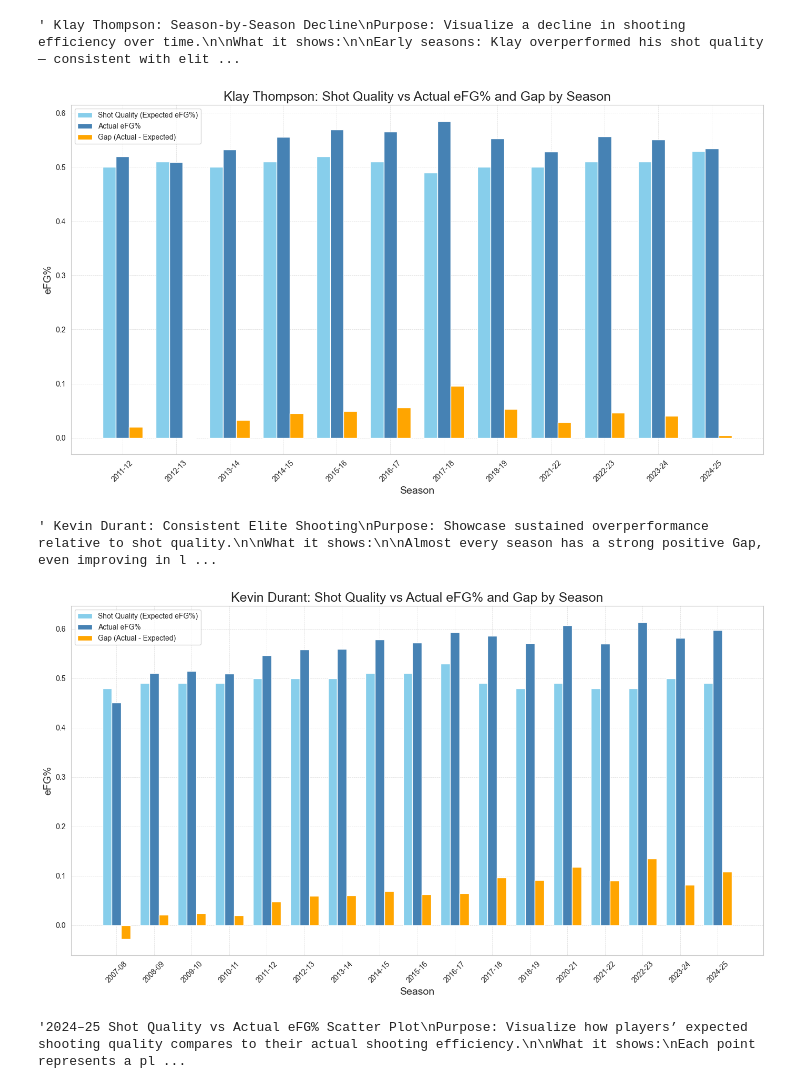
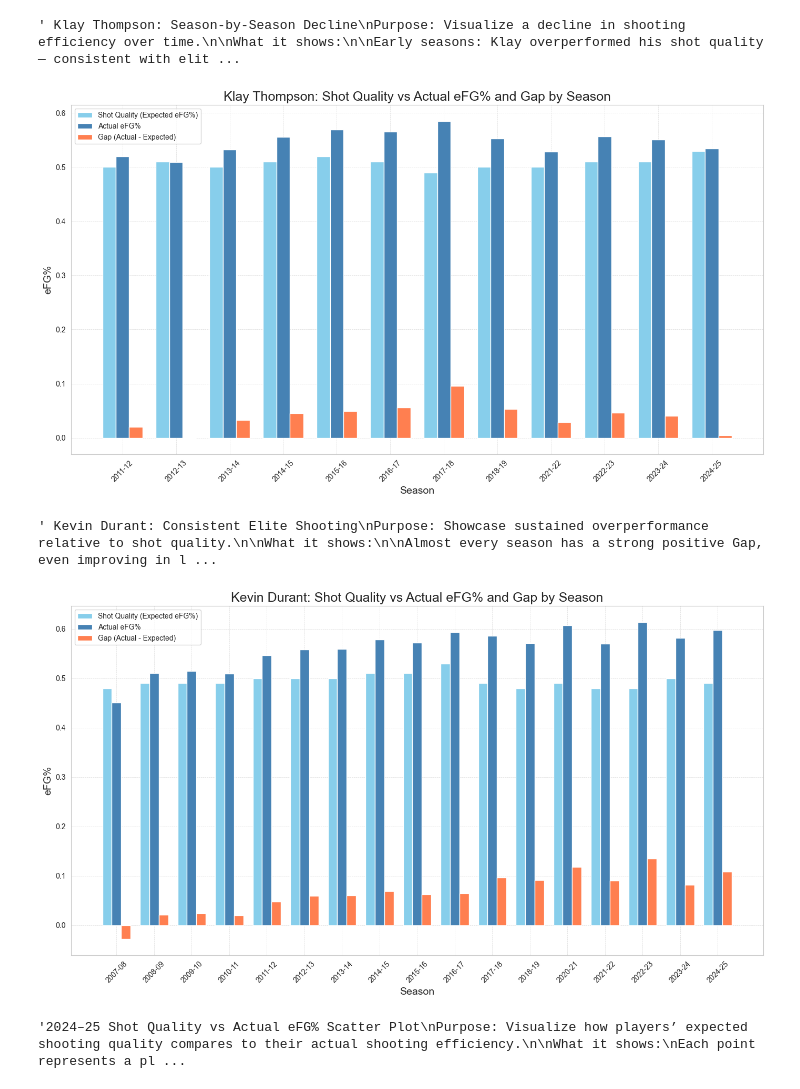
Before and after one commit to KeanuVentura/BeyondOpenLooks, a Jupyter notebook: beyond_open_looks_notebook.ipynb, the cells around one changed output. Drawn from its saved outputs; the diff is of its cells as text; code cells hidden in the pictures.

```diff
--- a/beyond_open_looks_notebook.ipynb
+++ b/beyond_open_looks_notebook.ipynb
@@ -42,6 +42,8 @@ cleaned['Gap'] = cleaned['eFG%'] - cleaned['Shot_Quality']
 cleaned['UAST_Total_Pts'] = cleaned['UAST2'] + cleaned['UAST3']
 cleaned['%UAST_Pts'] = cleaned['UAST_Total_Pts'] / cleaned['Points']
 
+cleaned['Usage'] = cleaned['Usage'] / 100
+
 duplicates_mask = cleaned.duplicated(subset=['Player', 'Season'], keep=False)
 
 duplicates = cleaned[duplicates_mask]
@@ -140,7 +142,7 @@ x = np.arange(len(klay_data))
 # Plotting bars
 plt.bar(x - bar_width, klay_data['Shot_Quality'], width=bar_width, color='skyblue', edgecolor='white', label='Shot Quality (Expected eFG%)')
 plt.bar(x, klay_data['eFG%'], width=bar_width, color='steelblue', edgecolor='white', label='Actual eFG%')
-plt.bar(x + bar_width, klay_data['Gap'], width=bar_width, color='orange', edgecolor='white', label='Gap (Actual - Expected)')
+plt.bar(x + bar_width, klay_data['Gap'], width=bar_width, color='coral', edgecolor='white', label='Gap (Actual - Expected)')
 
 # Set X ticks as the season
 plt.xticks(x, klay_data['Season'], rotation=45, fontsize=10)
@@ -154,7 +156,7 @@ plt.grid(True, linestyle='--', linewidth=0.5, alpha=0.7)
 plt.tight_layout()
 plt.show()
 # %% [output]
-[figure, old version]
+[figure, new version]
 # %%
 """ Kevin Durant: Consistent Elite Shooting
 Purpose: Showcase sustained overperformance relative to shot quality.
@@ -171,30 +173,30 @@ Supports: Your claim that Durant is clearly elite, both in expected and actual o
 # %%
 kd_data = cleaned[cleaned['Player'] == 'Kevin Durant'].sort_values('Season')
 
 plt.figure(figsize=(14, 8))
 sns.set_style("whitegrid")
 
 bar_width = 0.25
 x = np.arange(len(kd_data))
 
 # Plotting bars
 plt.bar(x - bar_width, kd_data['Shot_Quality'], width=bar_width, color='skyblue', edgecolor='white', label='Shot Quality (Expected eFG%)')
 plt.bar(x, kd_data['eFG%'], width=bar_width, color='steelblue', edgecolor='white', label='Actual eFG%')
-plt.bar(x + bar_width, kd_data['Gap'], width=bar_width, color='orange', edgecolor='white', label='Gap (Actual - Expected)')
+plt.bar(x + bar_width, kd_data['Gap'], width=bar_width, color='coral', edgecolor='white', label='Gap (Actual - Expected)')
 
 # Set X ticks as the season
 plt.xticks(x, kd_data['Season'], rotation=45, fontsize=10)
 
 # Titles and axes
 plt.title('Kevin Durant: Shot Quality vs Actual eFG% and Gap by Season', fontsize=18)
 plt.xlabel('Season', fontsize=14)
 plt.ylabel('eFG%', fontsize=14)
 plt.legend()
 plt.grid(True, linestyle='--', linewidth=0.5, alpha=0.7)
 plt.tight_layout()
 plt.show()
 # %% [output]
-[figure, old version]
+[figure, new version]
 # %%
 """2024–25 Shot Quality vs Actual eFG% Scatter Plot
 Purpose: Visualize how players’ expected shooting quality compares to their actual shooting efficiency.
```
Also changed, not shown: parts of 7 cells of this notebook.
